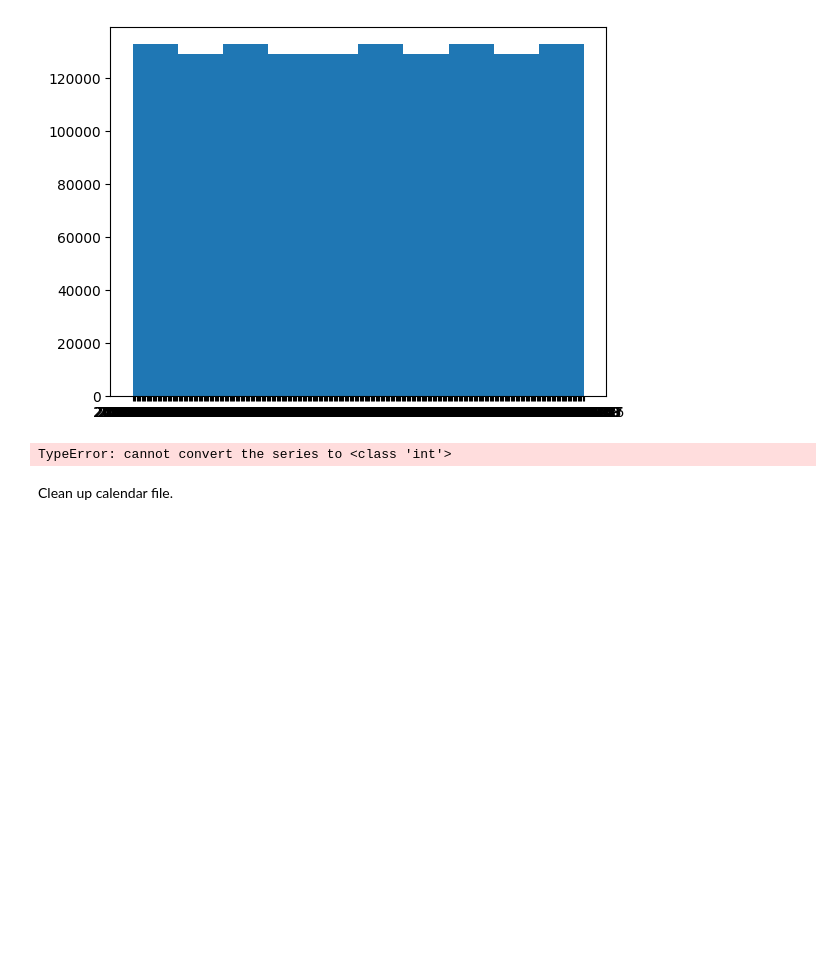
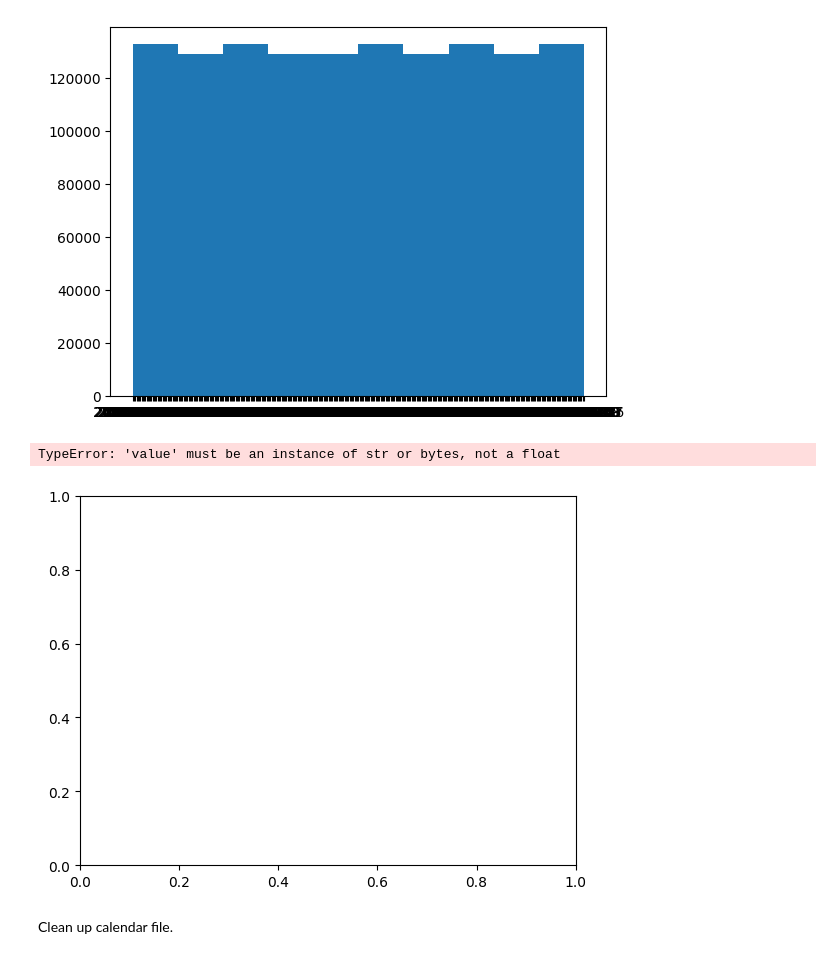
Before and after one commit to ewood242/Project_1_Data-Science-Blog, a Jupyter notebook: Project_1_Writing a Data Scientist Blog Post.ipynb, the cells around one changed output. Drawn from its saved outputs; the diff is of its cells as text; code cells hidden in the pictures; blank space fills up the shorter version.

```diff
--- a/Project_1_Writing a Data Scientist Blog Post.ipynb
+++ b/Project_1_Writing a Data Scientist Blog Post.ipynb
@@ -95,6 +100,7 @@ plt.hist(calendar['date']);
 # %% [output]
 [figure]
 # %%
-plt.hist(int(calendar['price']));
+plt.hist(calendar['price']);
 # %% [output]
-TypeError: cannot convert the series to <class 'int'>
+TypeError: 'value' must be an instance of str or bytes, not a float
+[figure, added]
```
Also changed, not shown: parts of 3 cells of this notebook.
